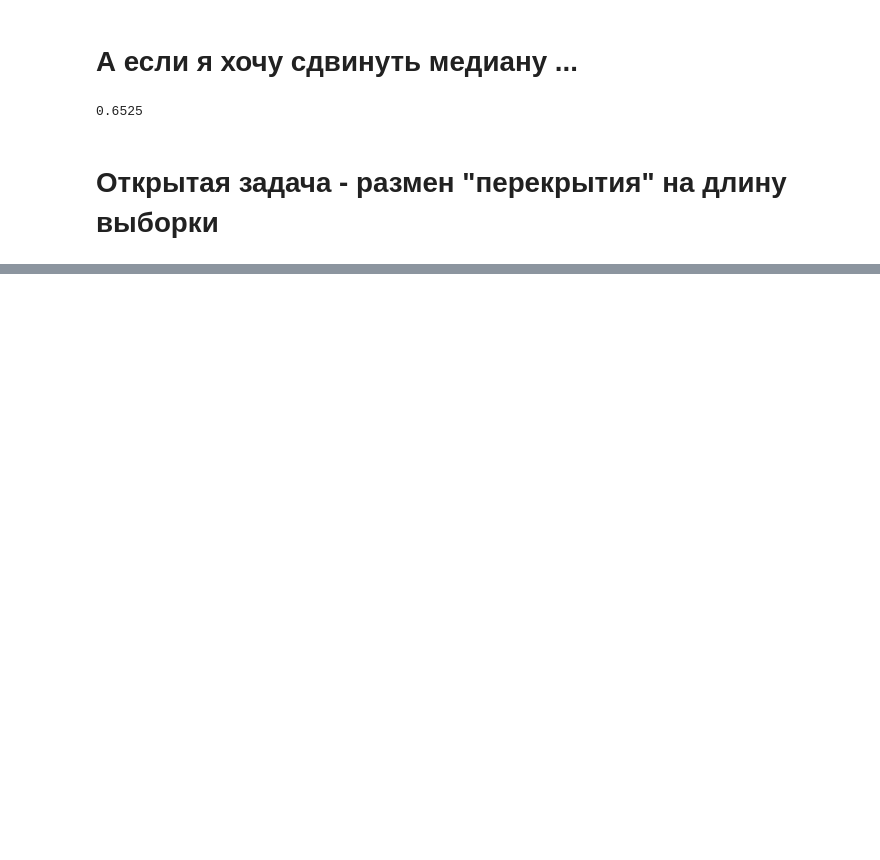
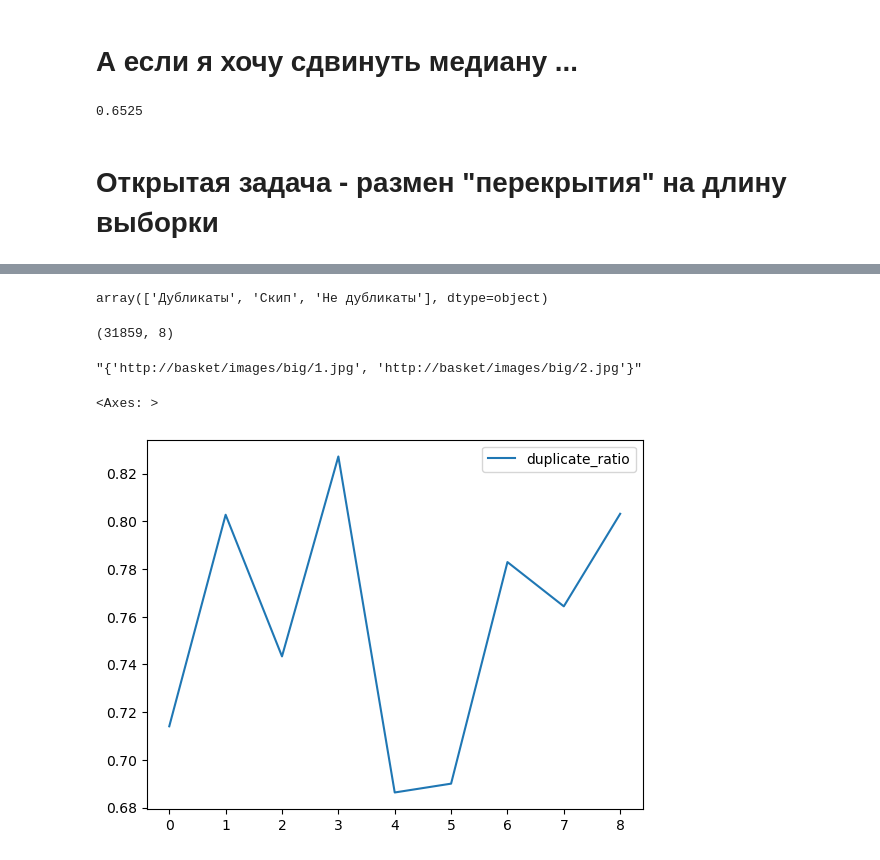
Before and after one commit to pileyan/applied_statistics_2024, a Jupyter notebook: lect08/Как выбирать размер выборки.ipynb, the cells around one changed output, grey strips where cells are left out. Cells and saved outputs as stored; diff of their text form; code cells hidden in the pictures; blank space fills up the shorter version.

```diff
--- a/lect08/Как выбирать размер выборки.ipynb
+++ b/lect08/Как выбирать размер выборки.ipynb
@@ -397,3 +409,5 @@ np.sum(mannwhitney_median_buckets(clicks_A/group_A_views,clicks_B/group_B_views)
 0.6525
 # %% [markdown]
 # Открытая задача - размен "перекрытия" на длину выборки
+# %%
+df = pd.read_csv('duplicates_matching.csv')
@@ -399,0 +430,8 @@ np.sum(mannwhitney_median_buckets(clicks_A/group_A_views,clicks_B/group_B_views)
+# %%
+df.answer.unique()
+# %% [output]
+array(['Дубликаты', 'Скип', 'Не дубликаты'], dtype=object)
+# %%
+df[df.answer!= 'Скип'].shape
+# %% [output]
+(31859, 8)
@@ -399,0 +440,37 @@ np.sum(mannwhitney_median_buckets(clicks_A/group_A_views,clicks_B/group_B_views)
+# %%
+s = "http://basket/images/big/1.jpg"
+s2  = "http://basket/images/big/2.jpg"
+
+d = pd.DataFrame()
+d['url1'] = [s]
+d['url2'] = [s2]
+
+d["image_urls"] = d[["url1", "url2"]].values.tolist()
+
+d[["image_urls"]] = d[[ "image_urls"]].applymap(
+            lambda x: str(x).replace("[", "{").replace("]", "}")
+        )
+d.image_urls[0]
+# %% [output]
+"{'http://basket/images/big/1.jpg', 'http://basket/images/big/2.jpg'}"
+# %%
+q = '''
+SELECT dt, avg(duplicate_flg) as duplicate_ratio
+FROM (select dt,
+        parent_nm_id, duplicate_nm_id,
+        CASE WHEN count_if(answer = 'Дубликаты') >= 2 THEN 1
+            ELSE 0 END AS duplicate_flg
+    FROM df
+    group by dt, parent_nm_id, duplicate_nm_id
+    having count(distinct answer) != 3
+        and count_if(answer = 'Скип') < 2
+    ) as a
+GROUP BY dt
+ORDER BY dt
+'''
+
+
+duckdb.query(q).to_df().plot()
+# %% [output]
+<Axes: >
+[figure, added]
```
Also changed, not shown: parts of 22 cells of this notebook, 2 other files.
